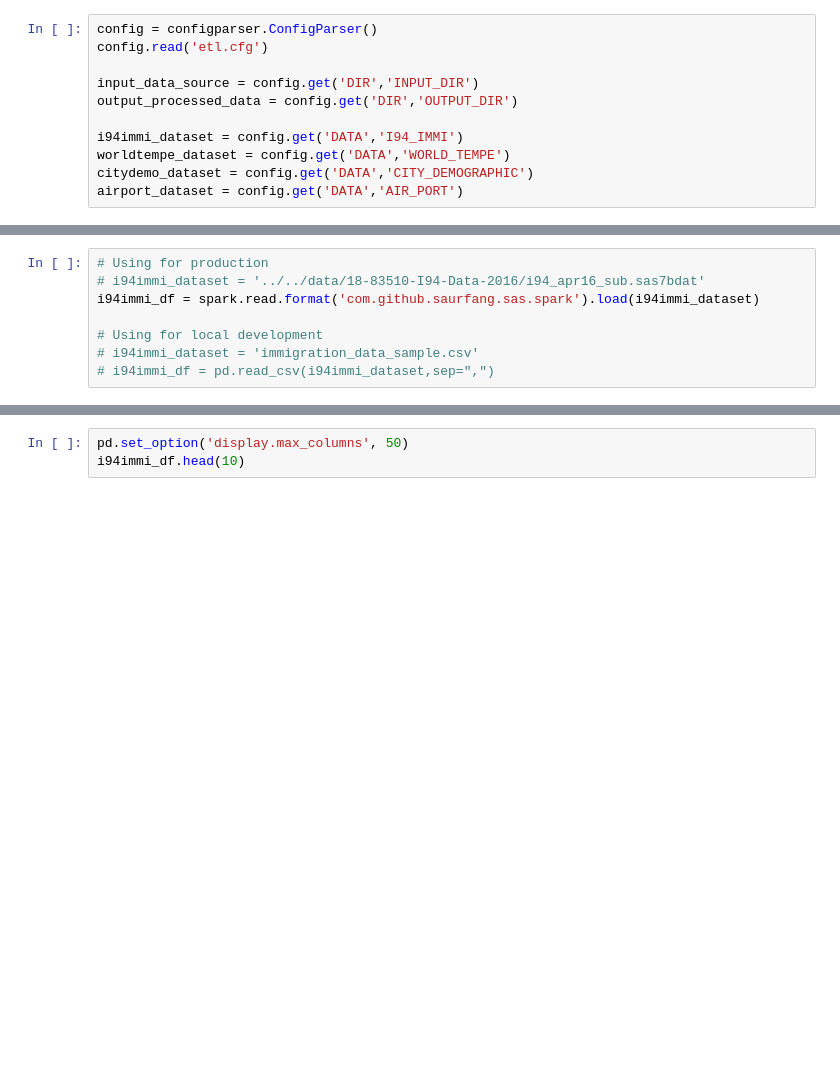
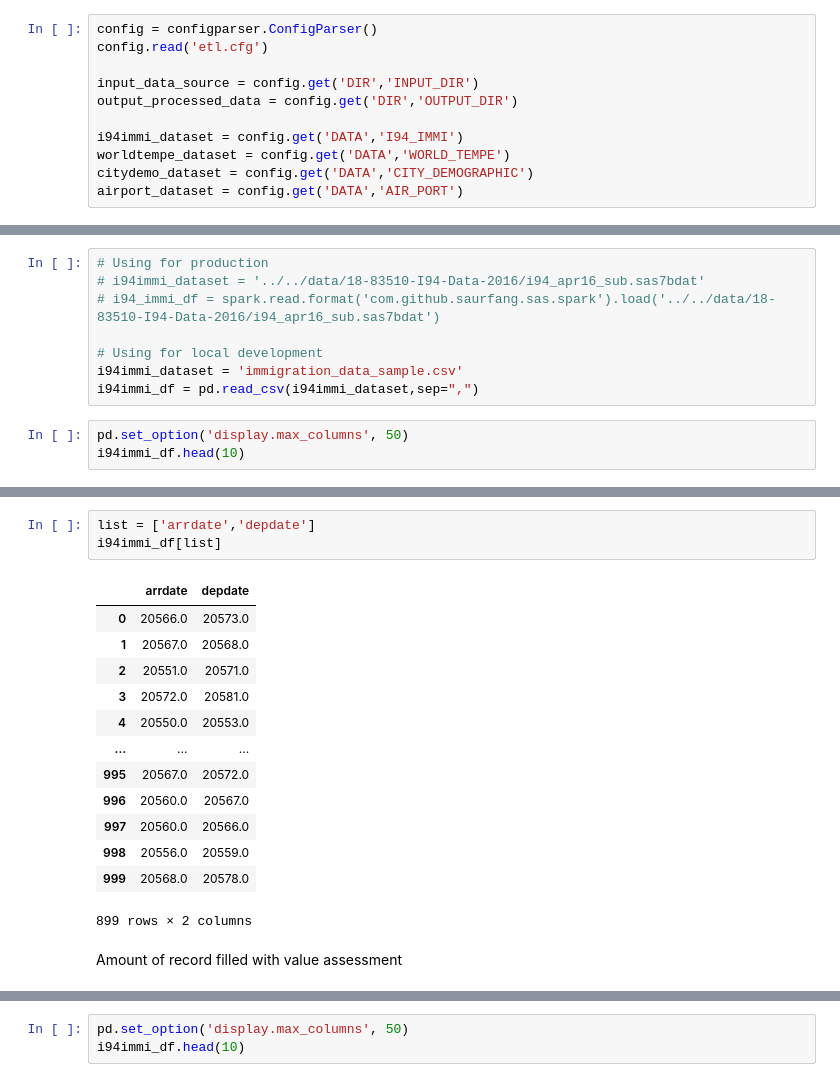
Before and after one commit to doanvanthanhfpt/DataEngineering-CapstoneProject, a Jupyter notebook: unitTest-cleaning_staging_i94.ipynb, the cells around one changed output, grey strips where cells are left out. Saved outputs shown, nothing was run; the diff lists cells and outputs as text; blank space fills up the shorter version.

```diff
--- a/unitTest-cleaning_staging_i94.ipynb
+++ b/unitTest-cleaning_staging_i94.ipynb
@@ -35,8 +32,11 @@ i94immi_dataset
 # %%
 # Using for production
 # i94immi_dataset = '../../data/18-83510-I94-Data-2016/i94_apr16_sub.sas7bdat'
-i94immi_df = spark.read.format('com.github.saurfang.sas.spark').load(i94immi_dataset)
+# i94_immi_df = spark.read.format('com.github.saurfang.sas.spark').load('../../data/18-83510-I94-Data-2016/i94_apr16_sub.sas7bdat')
 
 # Using for local development
-# i94immi_dataset = 'immigration_data_sample.csv'
-# i94immi_df = pd.read_csv(i94immi_dataset,sep=",")
+i94immi_dataset = 'immigration_data_sample.csv'
+i94immi_df = pd.read_csv(i94immi_dataset,sep=",")
+# %%
+pd.set_option('display.max_columns', 50)
+i94immi_df.head(10)
@@ -43,3 +55,22 @@ i94immi_df = spark.read.format('com.github.saurfang.sas.spark').load(i94immi_dat
+# %%
+list = ['arrdate','depdate']
+i94immi_df[list]
+# %% [output]
+|  | arrdate | depdate |
+| 0 | 20566.0 | 20573.0 |
+| 1 | 20567.0 | 20568.0 |
+| 2 | 20551.0 | 20571.0 |
+| 3 | 20572.0 | 20581.0 |
+| 4 | 20550.0 | 20553.0 |
+| ... | ... | ... |
+| 995 | 20567.0 | 20572.0 |
+| 996 | 20560.0 | 20567.0 |
+| 997 | 20560.0 | 20566.0 |
+| 998 | 20556.0 | 20559.0 |
+| 999 | 20568.0 | 20578.0 |
+899 rows × 2 columns
+# %% [markdown]
+Amount of record filled with value assessment
 # %%
 i94immi_df.count()
 # %% [output]
```
Also changed, not shown: parts of 100 cells of this notebook, 15 other files.
